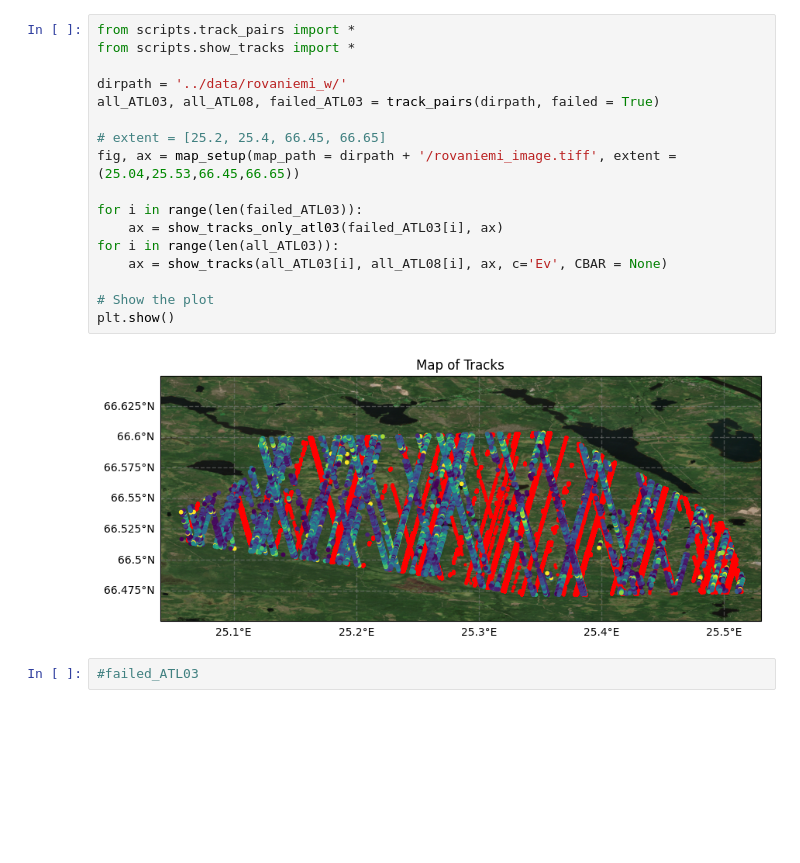
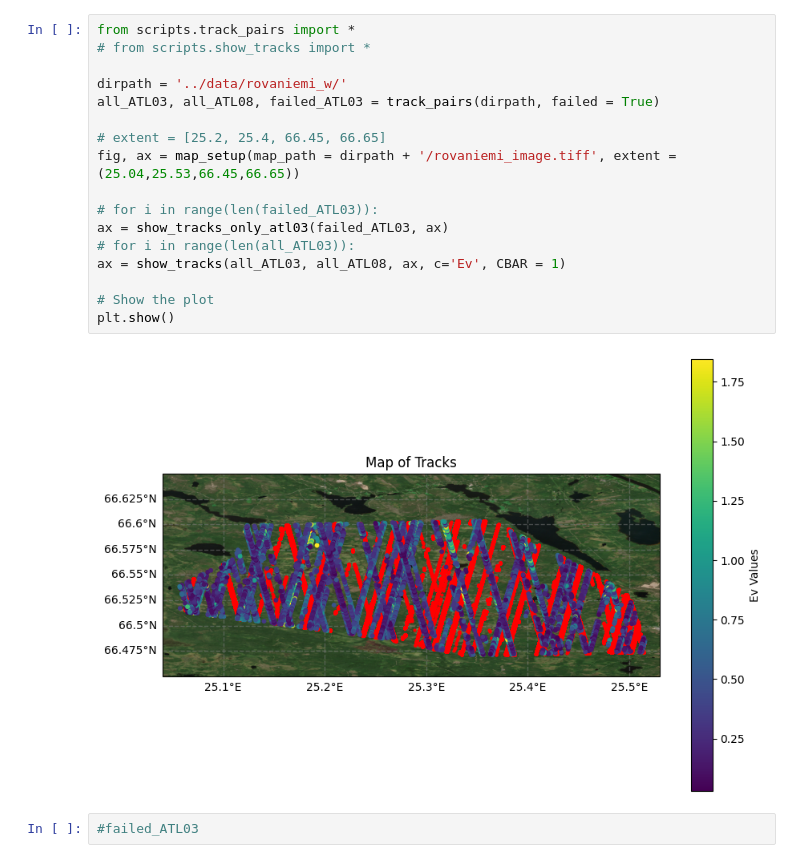
Before and after one commit to thomaslaraia/Snowstradamus, a Jupyter notebook: rovaniemi_w_tracks.ipynb, the cells around one changed output. Cells and saved outputs as stored; diff of their text form; blank space fills up the shorter version.

```diff
--- a/rovaniemi_w_tracks.ipynb
+++ b/rovaniemi_w_tracks.ipynb
@@ -1,22 +1,22 @@
 # %%
 from scripts.track_pairs import *
-from scripts.show_tracks import *
+# from scripts.show_tracks import *
 
 dirpath = '../data/rovaniemi_w/'
 all_ATL03, all_ATL08, failed_ATL03 = track_pairs(dirpath, failed = True)
 
 # extent = [25.2, 25.4, 66.45, 66.65]
 fig, ax = map_setup(map_path = dirpath + '/rovaniemi_image.tiff', extent = (25.04,25.53,66.45,66.65))
 
-for i in range(len(failed_ATL03)):
-    ax = show_tracks_only_atl03(failed_ATL03[i], ax)
-for i in range(len(all_ATL03)):
-    ax = show_tracks(all_ATL03[i], all_ATL08[i], ax, c='Ev', CBAR = None)
+# for i in range(len(failed_ATL03)):
+ax = show_tracks_only_atl03(failed_ATL03, ax)
+# for i in range(len(all_ATL03)):
+ax = show_tracks(all_ATL03, all_ATL08, ax, c='Ev', CBAR = 1)
 
 # Show the plot
 plt.show()
 # %% [output]
-[figure, old version]
+[figure, new version]
 # %%
 #failed_ATL03
 # %% [markdown]
```
Also changed, not shown: parts of 1 cell of this notebook, 7 other files.
